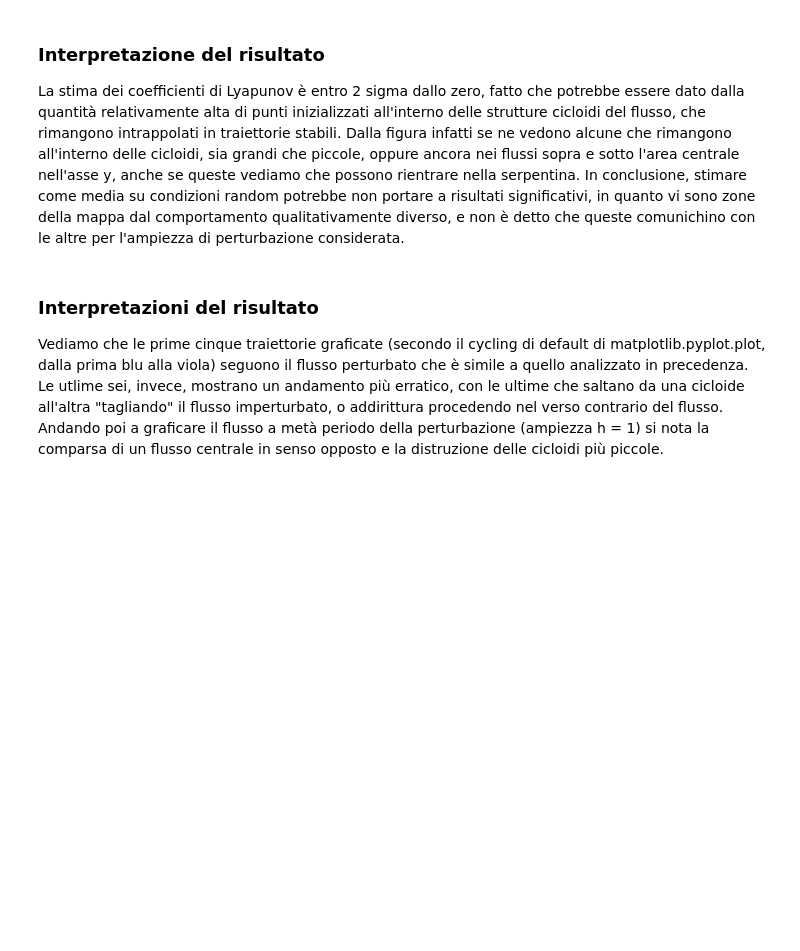
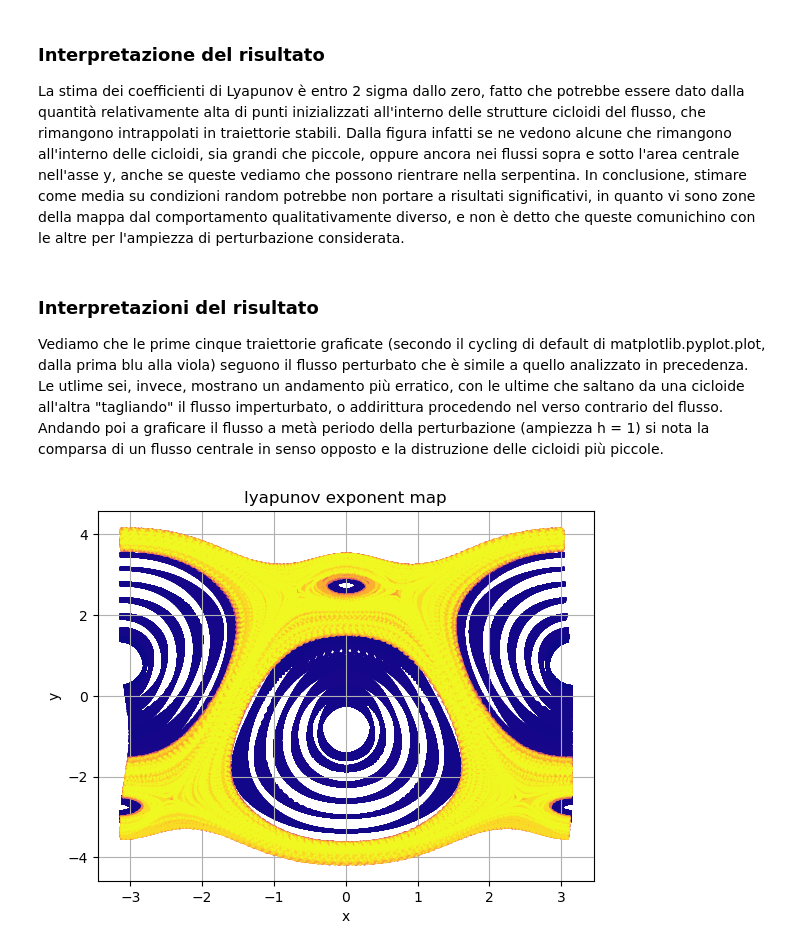
Before and after one commit to m-a-pianini/Dyna, a Jupyter notebook: experiments/samelson.ipynb, the cells around one changed output. Saved outputs shown, nothing was run; the diff lists cells and outputs as text; code cells hidden in the pictures; blank space fills up the shorter version.

```diff
--- a/experiments/samelson.ipynb
+++ b/experiments/samelson.ipynb
@@ -212,7 +242,7 @@ Il mLCE tende a decrescere per $h > 3$
 z0 = jnp.array([np.pi/2, 0])
 pars_list = pars.copy()
 shapes = (10, 10)
-H, WF = jnp.meshgrid(jnp.logspace(jnp.log(0.05), 0, shapes[0]), jnp.logspace(jnp.log(0.05), jnp.log10(0.6), shapes[1]))
+H, WF = jnp.meshgrid(jnp.logspace(jnp.log(0.05), 0, shapes[0]), jnp.linspace(0.02, 0.6, shapes[1]))
 
 pars_list.update({"h": jnp.concat(H)})
 pars_list.update({"wf": jnp.concat(WF)})
@@ -222,7 +252,7 @@ var_par_lyap = jax.jit(
     jax.vmap(var_par_compute, in_axes=(None, None, {"A0": None, "C": None, "L": None, "h": 0, "wf": 0}, None))
 )
 
-var_cum_lyaps = jnp.sort(var_par_lyap(z0, 0, pars_list, 20*dt))[:, -1]
+var_cum_lyaps = jnp.sort(var_par_lyap(z0, 0, pars_list, steps*dt))[:, -1]
 # %%
 # Plots
 for cum, h, wf in zip(var_cum_lyaps, jnp.concat(H), jnp.concat(WF)):
@@ -373,3 +450,42 @@ In conclusione, stimare come media su condizioni random potrebbe non portare a r
 Vediamo che le prime cinque traiettorie graficate (secondo il cycling di default di matplotlib.pyplot.plot, dalla prima blu alla viola) seguono il flusso perturbato che è simile a quello analizzato in precedenza.
 Le utlime sei, invece, mostrano un andamento più erratico, con le ultime che saltano da una cicloide all'altra "tagliando" il flusso imperturbato, o addirittura procedendo nel verso contrario del flusso.
 Andando poi a graficare il flusso a metà periodo della perturbazione (ampiezza h = 1) si nota la comparsa di un flusso centrale in senso opposto e la distruzione delle cicloidi più piccole.
+# %%
+# Second experiment 2: lyapuov map
+import matplotlib as mpl
+pars.update({"h": 0.1, "wf": 0.06})
+
+# Define points
+flurry = jnp.concat([jnp.array([jnp.linspace(-jnp.pi, jnp.pi, 30), jnp.zeros(30)]).T,
+                     jnp.array([jnp.linspace(-jnp.pi/2, jnp.pi/2, 10), jnp.full(10, 2.75)]).T,
+                     jnp.array([jnp.linspace(-jnp.pi*3/2, -jnp.pi/2, 10), jnp.full(10, -2.75)]).T,
+                                ])
+
+# Build mappable function
+flurry_compute = make_batch_lyapunov_solver(flow=rhs, solver=solver, dt=dt, stepsize=stepsc, n_intervals=N_iters, burn_in=int(N_iters*burns))
+batched_lyap = jax.jit(
+    jax.vmap(flurry_compute, in_axes=(0, None, None, None))
+)
+
+# Execute
+flurry_trajects, flurry_cum_lyaps = batched_lyap(flurry, 0, pars, steps*dt)
+# %%
+flurry_lyaps = jnp.sort(flurry_cum_lyaps)[:, -1, -1]
+
+norm = mpl.colors.Normalize(vmin=np.min(flurry_lyaps), vmax=np.max(flurry_lyaps), clip=False)
+norm_lyaps = norm(flurry_lyaps)
+cmap = mpl.colormaps["plasma"]
+colors = cmap(norm_lyaps)
+
+# Trajectories
+flurry_trajects_trasp = np.transpose(flurry_trajects, axes=(0, -1, -2))
+#with plt.style.context('Solarize_Light2'):
+fig, ax = plt.subplots()
+for traj, col in zip(flurry_trajects_trasp, norm_lyaps):
+    plot_wrapped(*traj, ax=ax, kind="scatter", s=0.6, color=cmap(col), zorder=1+col)
+plt.grid(True)
+plt.xlabel("x"); plt.ylabel("y"); plt.title("lyapunov exponent map")
+plt.savefig(FIG_PATH + "Lyapunov_map_" + str(pars["h"]) + "_" + str(pars["wf"]) + ".png", dpi=1500)
+plt.show()
+# %% [output]
+[figure, added]
```
Also changed, not shown: parts of 12 cells of this notebook, 10 other files.
